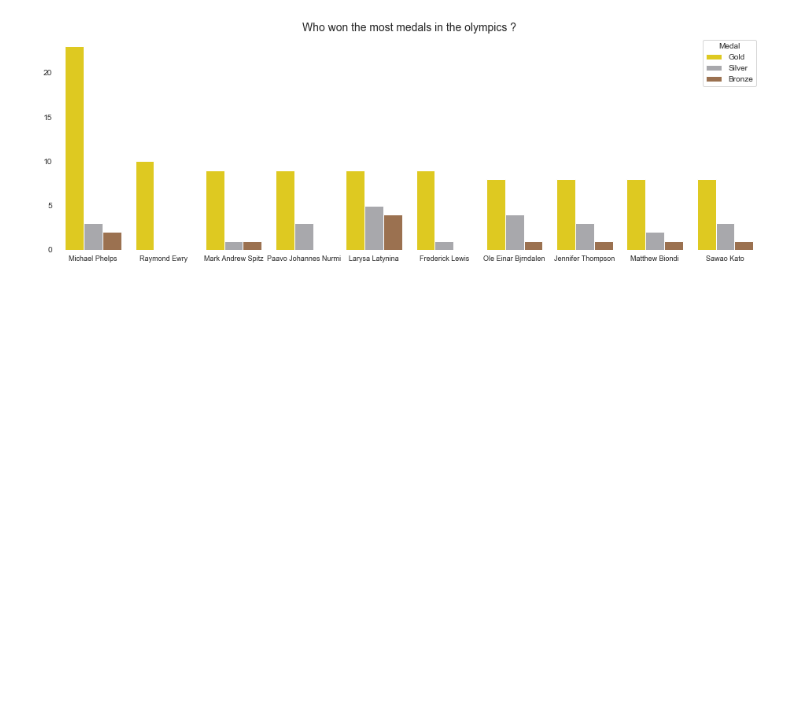
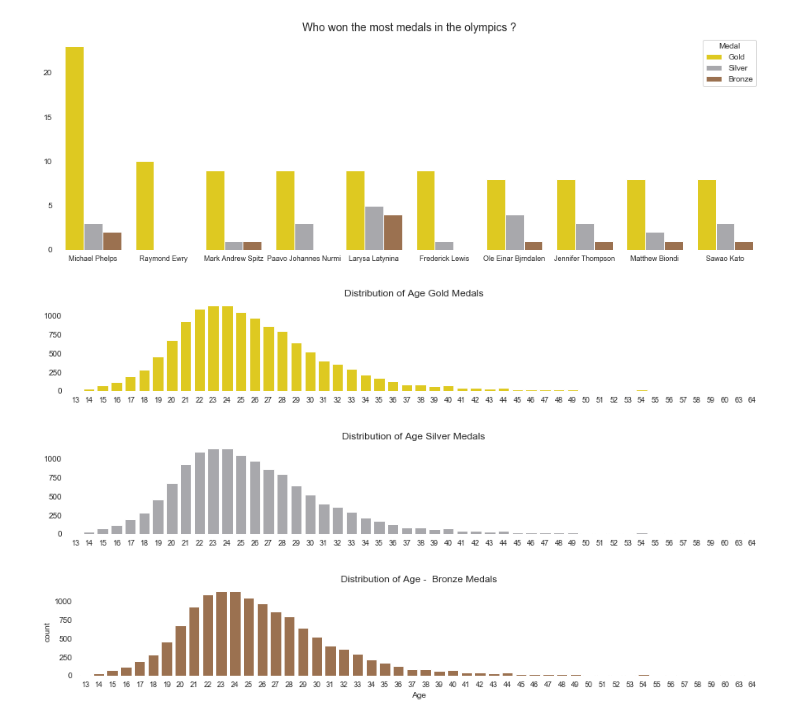
Before and after one commit to JakubPluta/EDA-ML, a Jupyter notebook: Olympic History.ipynb, the cells around one changed output. Saved outputs shown, nothing was run; the diff lists cells and outputs as text; code cells hidden in the pictures; blank space fills up the shorter version.

```diff
--- a/Olympic History.ipynb
+++ b/Olympic History.ipynb
@@ -17,6 +17,18 @@ data = pd.read_csv(r'Olympics\athlete_events.csv')
 regions = pd.read_csv(r"Olympics\noc_regions.csv")
 # %%
 data = data.merge(regions[["NOC","region"]],left_on="NOC",right_on="NOC",how = "left")
+# %%
+def age_group(x):
+    if x <= 18:
+        return '<18'
+    elif x <= 30:
+        return '19-30'
+    elif x <= 45:
+        return '31-45'
+    else:
+        return '>46'
+# %%
+data['Age_Group'] = data['Age'].apply(lambda x: age_group(x))
 # %%
 data.head()
 # %% [output]
@@ -575,3 +587,28 @@ plt.title('Who won the most medals in the olympics ?',fontsize=14,y=1.00);
 # %% [output]
 [figure]
 [figure]
+# %%
+goldMedals, silverMedals, bronzeMedals = data[(data.Medal == 'Gold')],data[(data.Medal == 'Silver')],data[(data.Medal == 'Bronze')]
+plt.figure(figsize=(15, 2))
+sns.countplot(goldMedals['Age'].dropna().astype(int),palette=['#FEE101'])
+plt.title('Distribution of Age Gold Medals');
+sns.despine(left=True, bottom=True);
+plt.xticks(wrap=True,fontsize=9)
+plt.xlabel('');
+plt.ylabel('');
+plt.figure(figsize=(15, 2))
+sns.countplot(goldMedals['Age'].dropna().astype(int),palette=['#A7A7AD'])
+plt.title('Distribution of Age Silver Medals');
+sns.despine(left=True, bottom=True);
+plt.xticks(wrap=True,fontsize=9)
+plt.xlabel('');
+plt.ylabel('');
+plt.figure(figsize=(15, 2))
+sns.countplot(goldMedals['Age'].dropna().astype(int),palette=['#A77044'])
+plt.title('Distribution of Age -  Bronze Medals');
+sns.despine(left=True, bottom=True);
+plt.xticks(wrap=True,fontsize=9);
+# %% [output]
+[figure, added]
+[figure, added]
+[figure, added]
```
Also changed, not shown: parts of 1 cell of this notebook.
